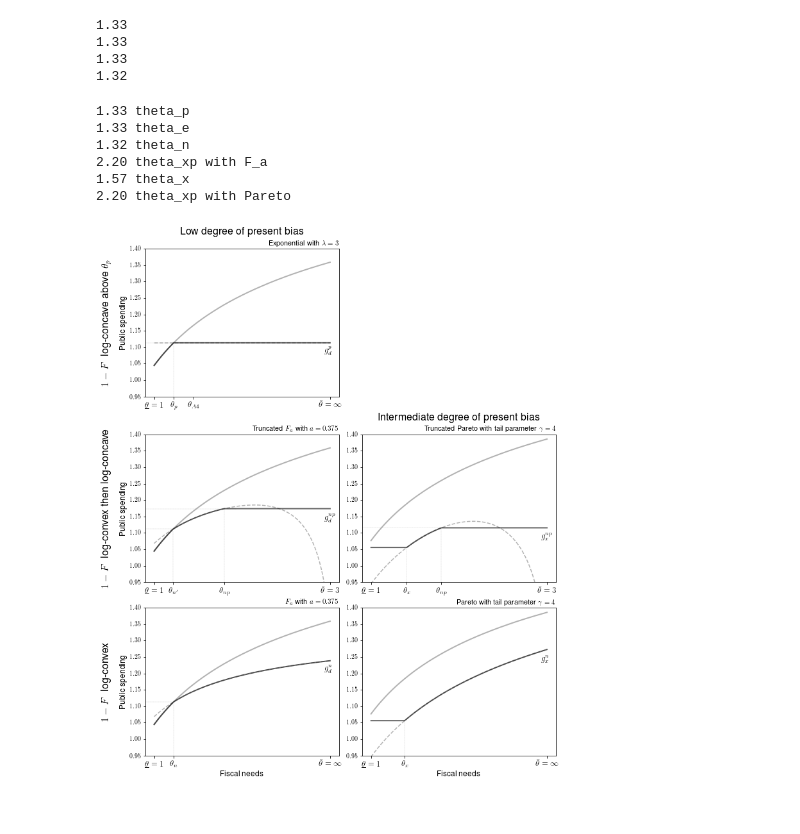
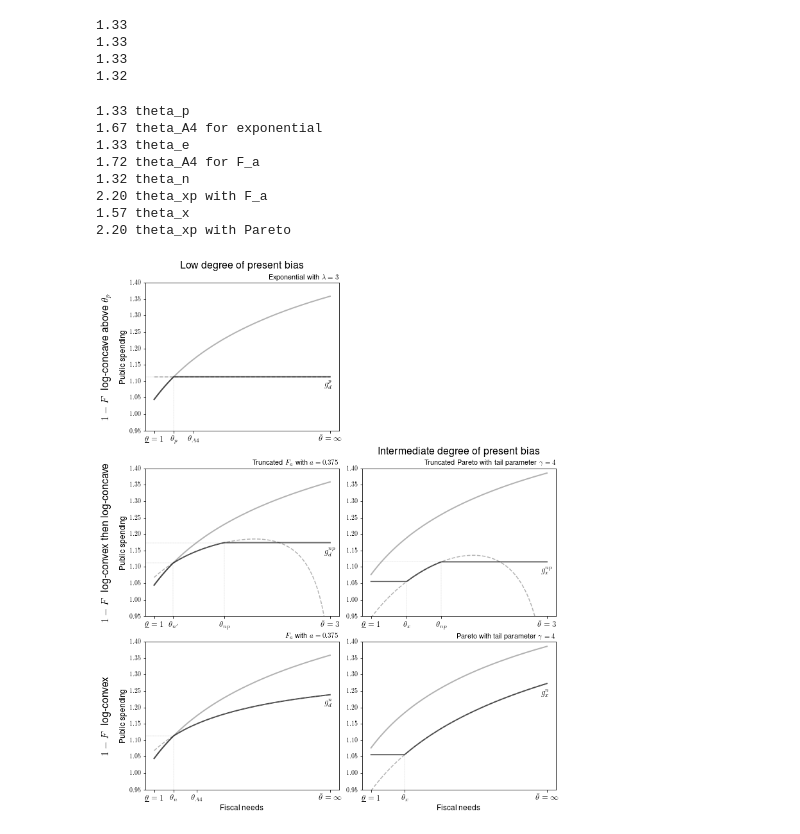
Before and after one commit to guillaumesublet/Fiscal_Rules_with_Discretion_Economic_Union, a Jupyter notebook: Execution_economic_union.ipynb, the cells around one changed output. Cells and saved outputs as stored; diff of their text form; code cells hidden in the pictures.

Commit message:
added theta A4 for mixture

```diff
--- a/Execution_economic_union.ipynb
+++ b/Execution_economic_union.ipynb
@@ -89,14 +91,18 @@ theta_x_2 = FR_2.theta_x()
 theta_xp_2 = FR_2.theta_xp(FR_2.theta_bar)
 # %%
 print("{:.2f}".format(theta_p), 'theta_p')
+print("{:.2f}".format(theta_A4), 'theta_A4 for exponential')
 print("{:.2f}".format(theta_e), 'theta_e')
+print("{:.2f}".format(theta_A4_mix), 'theta_A4 for F_a')
 print("{:.2f}".format(theta_e_tmix), 'theta_n')
 print("{:.2f}".format(theta_xp_tmix), 'theta_xp with F_a')
 print("{:.2f}".format(theta_x_1), 'theta_x')
 print("{:.2f}".format(theta_xp_2), 'theta_xp with Pareto')
 # %% [output]
 1.33 theta_p
+1.67 theta_A4 for exponential
 1.33 theta_e
+1.72 theta_A4 for F_a
 1.32 theta_n
 2.20 theta_xp with F_a
 1.57 theta_x
@@ -135,8 +141,9 @@ exempt_costlydisc_prohib = FR_2.exempt_costlydisc_prohib()
 # %%
 # Thresholds for plots
 theta_p = FR_exp.theta_p(FR_exp.theta_bar)
-theta_A4 = FR_exp.theta_A4()
+theta_A4 = FR_exp.theta_A4_exp()
 theta_e = FR_truncmixture.theta_n()
+theta_A4_mix = FR_mixture.theta_A4_mix()
 theta_xp_w = FR_truncmixture.theta_xp(FR_truncmixture.theta_bar)
 theta_e_n = FR_mixture.theta_n()
 theta_x_1 = FR_1.theta_x()
@@ -168,8 +175,8 @@ axarr['c)'].plot(FR_mixture.theta_grid, costly_disc_n, lw=1.5, alpha=0.6, linest
 axarr['c)'].plot(FR_mixture.theta_grid, disc_costlydisc_n, lw=2, alpha=0.6, label='discretion and costly discretion', linestyle='-', color='k')
 
 axarr['c)'].set_title('$F_a$ with $a=0.375$', loc='right', fontsize=11)
-axarr['c)'].set(xticks=[FR_mixture.grid_min, theta_e_n, theta_max])
-axarr['c)'].set_xticklabels([r'$\underline{\theta}=1$', '$\\theta_n$', r'$\bar{\theta}=\infty$'], fontsize=13)
+axarr['c)'].set(xticks=[FR_mixture.grid_min, theta_e_n, theta_A4_mix, theta_max])
+axarr['c)'].set_xticklabels([r'$\underline{\theta}=1$', '$\\theta_n$', '$\\theta_{A4}$', r'$\bar{\theta}=\infty$'], fontsize=13)
 
 axarr['d)'].plot(FR_1.theta_grid, discretionary_1, lw=2, alpha=0.6, label='discretionary', linestyle='-', color='gray')
 axarr['d)'].plot(FR_1.theta_grid, costly_disc_alloc_1, lw=1.5, alpha=0.6,label='costly discretion', linestyle='--', color='gray')
@@ -218,31 +225,31 @@ axarr['b)'].annotate('$1-F \ $ log-convex then log-concave', xy=(0, 0.5), xytext
                 fontsize=16, ha='right', va='center', rotation=90)
 
 axarr['c)'].annotate('$1-F \ $ log-convex', xy=(0, 0.5), xytext=(-axarr['c)'].yaxis.labelpad - pad, 0),
                 xycoords=axarr['c)'].yaxis.label, textcoords='offset points',
                 fontsize=16, ha='right', va='center', rotation=90)
 
 axarr['a)'].axvline(x=theta_p, ymax=0.36, lw=0.3, alpha=0.6, color='k', linestyle=':')
 axarr['a)'].axhline(y=FR_exp.discretionary(theta_p), xmax=0.16, lw=0.3, alpha=0.6, color='k', linestyle=':')
 axarr['b)'].axvline(x=theta_e, ymax=0.345, lw=0.3, alpha=0.6, color='k', linestyle=':')
 axarr['b)'].axhline(y=FR_truncmixture.discretionary(theta_e), xmax=0.155, lw=0.3, alpha=0.6, color='k', linestyle=':')
 axarr['b)'].axvline(x=theta_xp_w, ymax=0.495, lw=0.3, alpha=0.6, color='k', linestyle=':')
 axarr['b)'].axhline(y=FR_truncmixture.costly_disc(theta_xp_w), xmax=0.47, lw=0.3, alpha=0.6, color='k', linestyle=':')
 axarr['c)'].axvline(x=theta_e_n , ymax=0.36, lw=0.3, alpha=0.6, color='k', linestyle=':')
 axarr['c)'].axhline(y=FR_mixture.discretionary(theta_e_n), xmax=0.14, lw=0.3, alpha=0.6, color='k', linestyle=':')
 axarr['d)'].axvline(x=theta_x_1, ymax=0.24, lw=0.3, alpha=0.6, color='k', linestyle=':')
 axarr['e)'].axvline(x=theta_x_2, ymax=0.24, lw=0.3, alpha=0.6, color='k', linestyle=':')
 axarr['e)'].axvline(x=theta_xp_2, ymax=0.36, lw=0.3, alpha=0.6, color='k', linestyle=':')
 axarr['e)'].axhline(y=FR_2.costly_disc(theta_xp_2), xmax=0.44, lw=0.3, alpha=0.6, color='k', linestyle=':')
 
 axarr['a)'].text(3.9, 1.085, '$g_d^p$', fontsize=13)
 axarr['b)'].text(3.9, 1.14, '$g_d^{np}$', fontsize=13)
 axarr['c)'].text(3.9, 1.21, '$g_d^{n}$', fontsize=13)
 axarr['d)'].text(3.9, 1.24, '$g_x^{n}$', fontsize=13)
 axarr['e)'].text(3.9, 1.085, '$g_x^{np}$', fontsize=13)
 
 #fig.suptitle('Optimal fiscal rule for an economic union with $\\rho = 1$', fontsize=16)
 plt.savefig(save_results_to + 'Fig2_eu.pdf', dpi = 500)
 
 plt.show()
 # %% [output]
-[figure, old version]
+[figure, new version]
```
Also changed, not shown: parts of 1 cell of this notebook, 1 other file.
